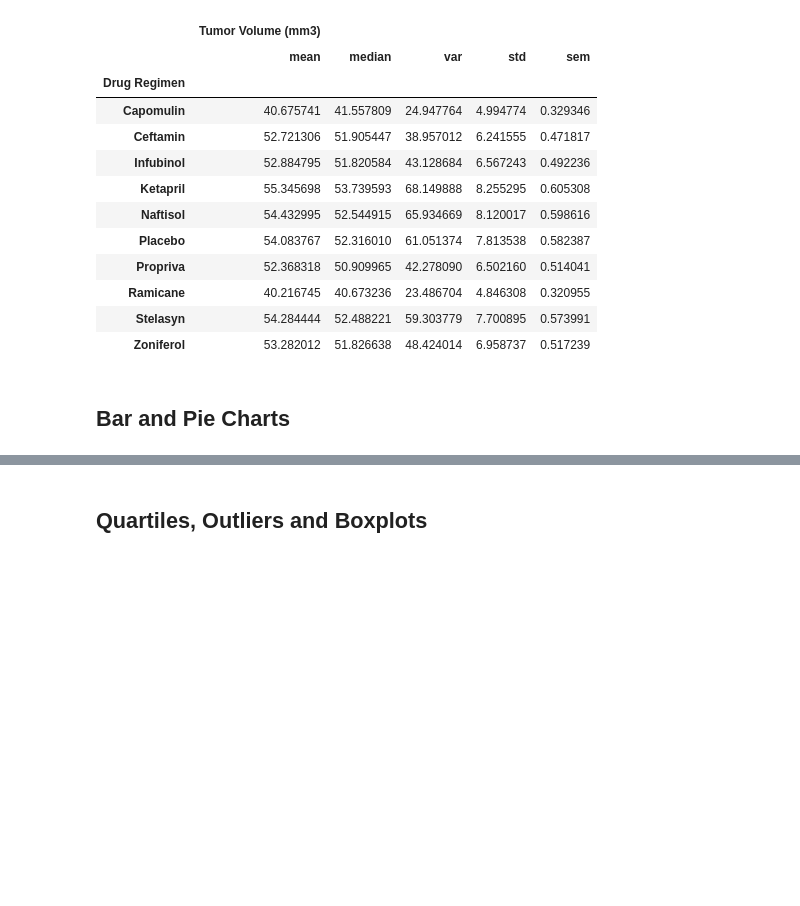
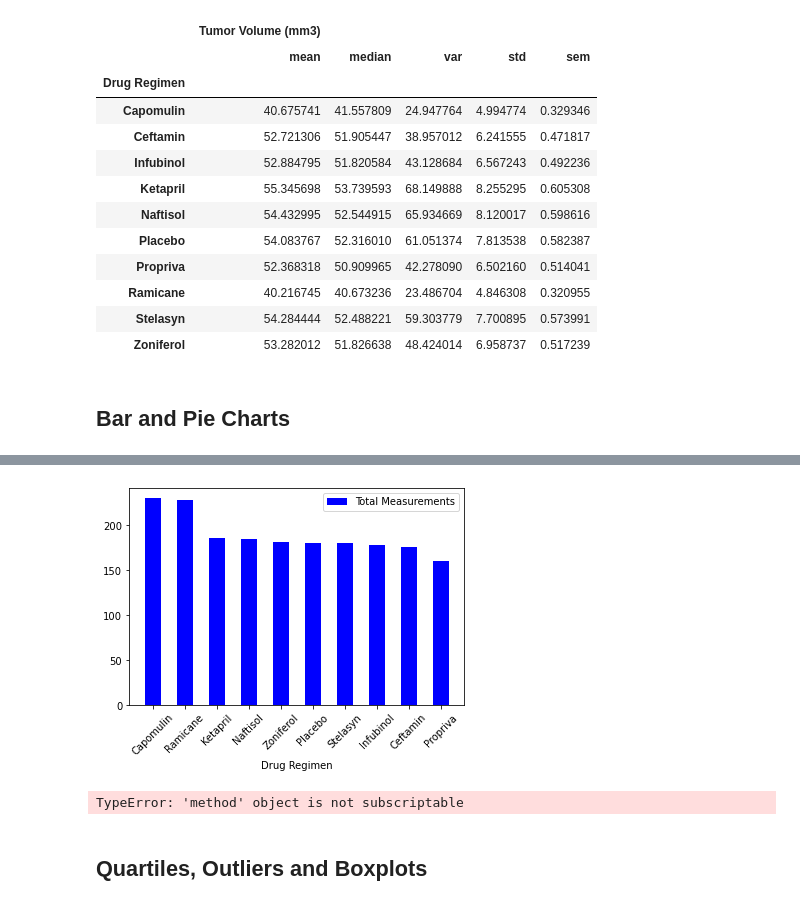
Before and after one commit to sgaetz1/matplotlib-challenge, a Jupyter notebook: pymaceuticals.ipynb, the cells around one changed output, grey strips where cells are left out. Drawn from its saved outputs; the diff is of its cells as text; code cells hidden in the pictures; blank space fills up the shorter version.

```diff
--- a/pymaceuticals.ipynb
+++ b/pymaceuticals.ipynb
@@ -134,5 +143,24 @@ df.groupby('Drug Regimen').agg({'Tumor Volume (mm3)': ['mean', 'median', 'var',
+# %%
+# Generate a bar plot showing the total number of measurements taken on each drug regimen using pyplot.
+sub_df = pd.DataFrame({'Drug Regimen': ['Capomulin','Ramicane','Ketapril','Naftisol','Zoniferol','Placebo','Stelasyn','Infubinol','Ceftamin','Propriva'],
+                  'Total Measurements': [230,228,186,184,181,180,180,178,175,160]})
+plt.bar(sub_df['Drug Regimen'] ,sub_df['Total Measurements'], width = 0.5, color='b',alpha = 1, align = 'center')
+plt.xticks(rotation=45)
+plt.xlabel("Drug Regimen")
+plt.legend(["Total Measurements"], loc = 'best')
+plt.show()
+# plt.bar(x_axis, rain_df["Inches"], color='r', alpha=0.5, align="edge")
+# plt.xticks(tick_locations, rain_df["State"], rotation="vertical")
+# %% [output]
+[figure, added]
 # %%
 # Generate a pie plot showing the distribution of female versus male mice using pandas
+df_gend = df.groupby['Mouse ID']
+df_gend['Sex']
+
+#df.plot.pie(y = 'Sex')
+# %% [output]
+TypeError: 'method' object is not subscriptable
 # %%
 # Generate a pie plot showing the distribution of female versus male mice using pyplot
 # %% [markdown]
```
Also changed, not shown: parts of 3 cells of this notebook.
